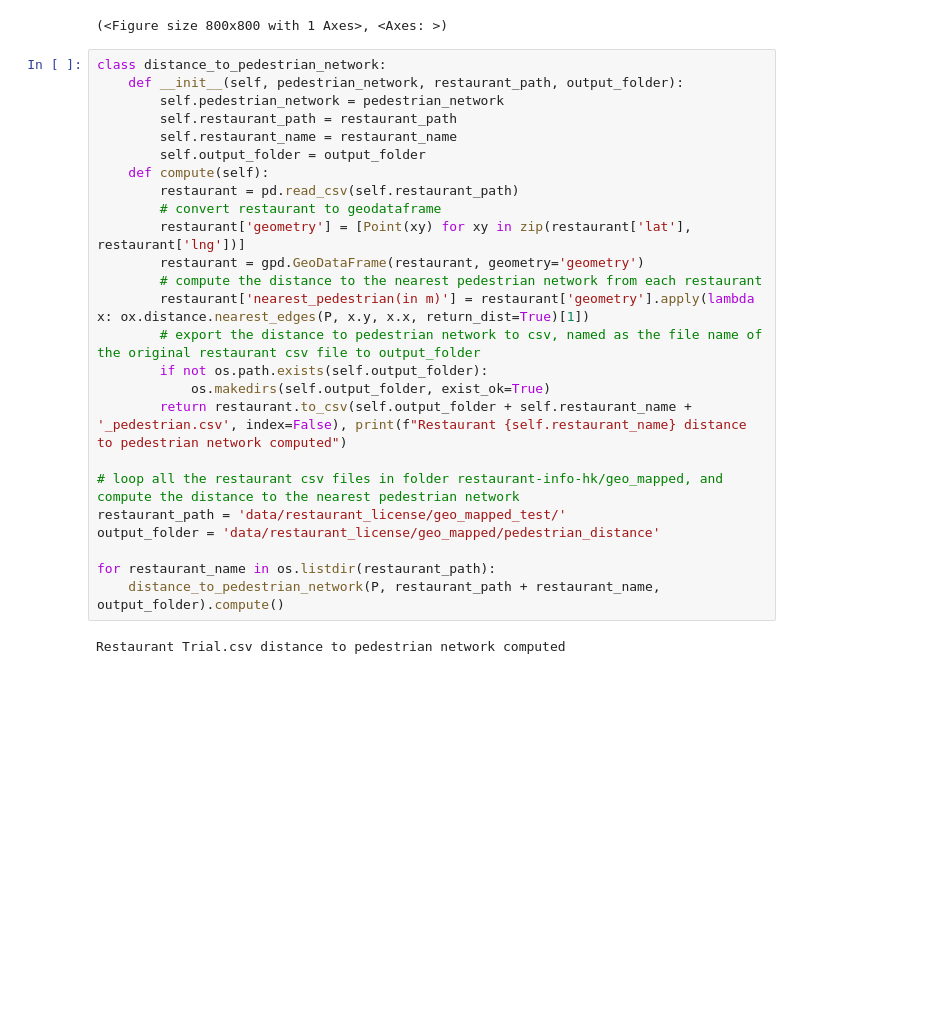
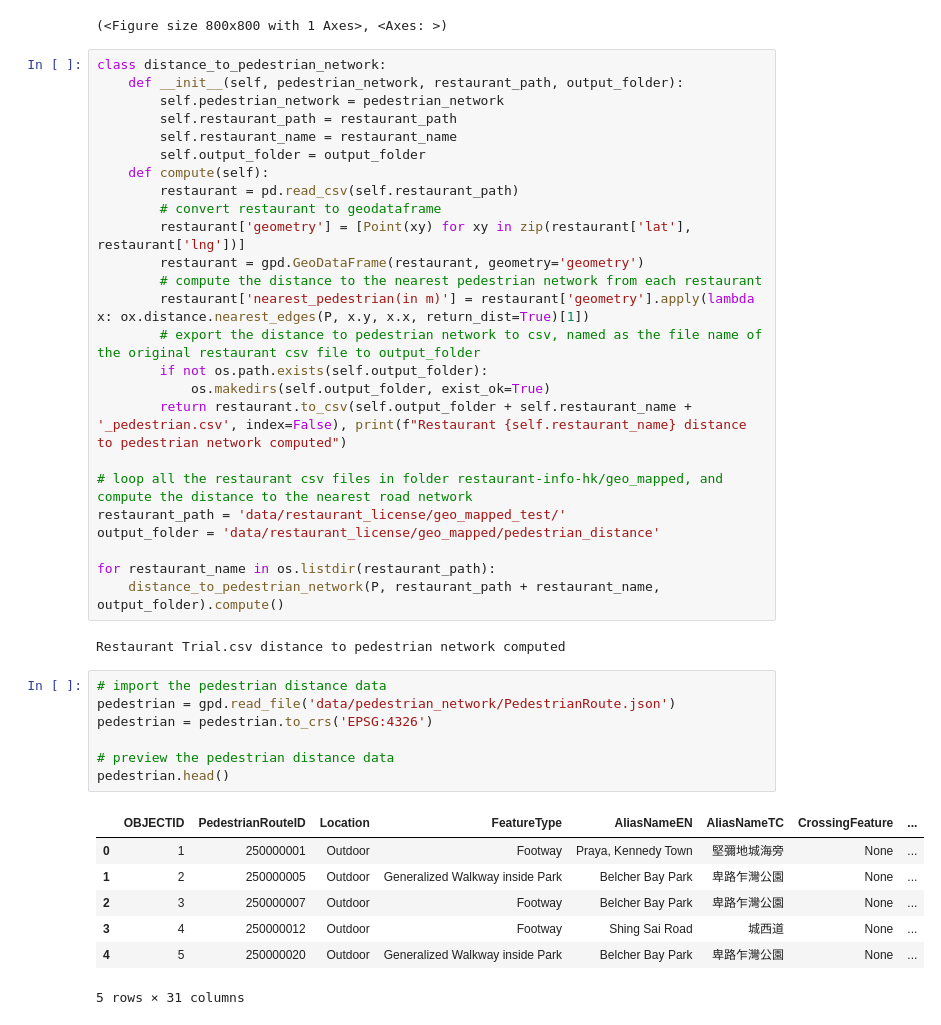
Before and after one commit to OTDHO000/beckyCOM6101_Group_Project, a Jupyter notebook: COM6101.ipynb, the cells around one changed output. Cells and saved outputs as stored; diff of their text form; blank space fills up the shorter version.

```diff
--- a/COM6101.ipynb
+++ b/COM6101.ipynb
@@ -486,7 +486,7 @@ class distance_to_pedestrian_network:
             os.makedirs(self.output_folder, exist_ok=True)
         return restaurant.to_csv(self.output_folder + self.restaurant_name + '_pedestrian.csv', index=False), print(f"Restaurant {self.restaurant_name} distance to pedestrian network computed")
 
-# loop all the restaurant csv files in folder restaurant-info-hk/geo_mapped, and compute the distance to the nearest pedestrian network
+# loop all the restaurant csv files in folder restaurant-info-hk/geo_mapped, and compute the distance to the nearest road network
 restaurant_path = 'data/restaurant_license/geo_mapped_test/'
 output_folder = 'data/restaurant_license/geo_mapped/pedestrian_distance'
 
@@ -494,4 +494,19 @@ for restaurant_name in os.listdir(restaurant_path):
     distance_to_pedestrian_network(P, restaurant_path + restaurant_name, output_folder).compute()
 # %% [output]
 Restaurant Trial.csv distance to pedestrian network computed
+# %%
+# import the pedestrian distance data
+pedestrian = gpd.read_file('data/pedestrian_network/PedestrianRoute.json')
+pedestrian = pedestrian.to_crs('EPSG:4326')
+
+# preview the pedestrian distance data
+pedestrian.head()
+# %% [output]
+|  | OBJECTID | PedestrianRouteID | Location | FeatureType | AliasNameEN | AliasNameTC | CrossingFeature | ... |
+| 0 | 1 | 250000001 | Outdoor | Footway | Praya, Kennedy Town | 堅彌地城海旁 | None | ... |
+| 1 | 2 | 250000005 | Outdoor | Generalized Walkway inside Park | Belcher Bay Park | 卑路乍灣公園 | None | ... |
+| 2 | 3 | 250000007 | Outdoor | Footway | Belcher Bay Park | 卑路乍灣公園 | None | ... |
+| 3 | 4 | 250000012 | Outdoor | Footway | Shing Sai Road | 城西道 | None | ... |
+| 4 | 5 | 250000020 | Outdoor | Generalized Walkway inside Park | Belcher Bay Park | 卑路乍灣公園 | None | ... |
+5 rows × 31 columns
 # %%
```
Also changed, not shown: parts of 3 cells of this notebook, 6 other files.
